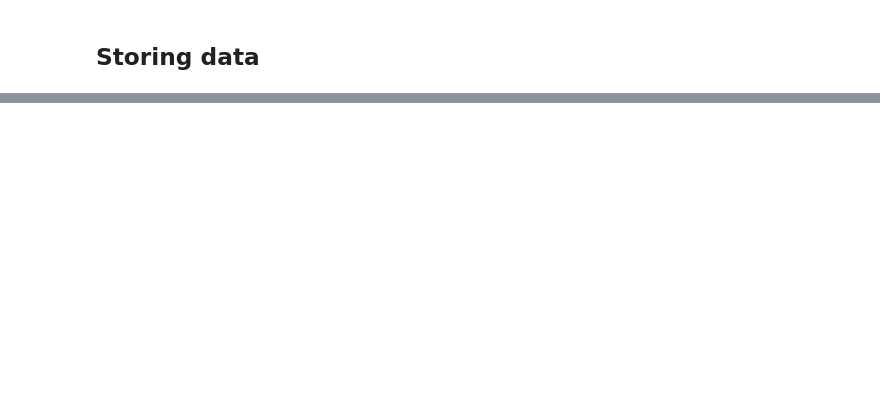
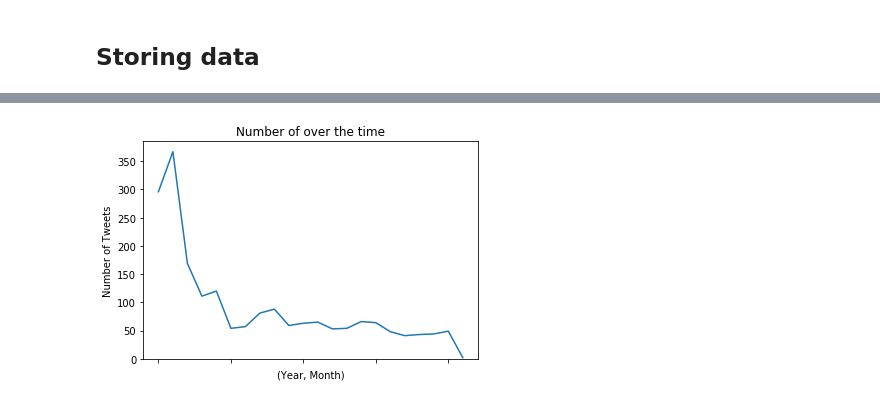
Before and after one commit to Alyahya-A/wrangle-and-analyze-data, a Jupyter notebook: wrangle_act.ipynb, the cells around one changed output, grey strips where cells are left out. Drawn from its saved outputs; the diff is of its cells as text; code cells hidden in the pictures; blank space fills up the shorter version.

```diff
--- a/wrangle_act.ipynb
+++ b/wrangle_act.ipynb
@@ -992,0 +1027,9 @@ f_df.to_csv('twitter_archive_master.csv', encoding='utf-8', index=False)
+# %%
+data = f_df.tweet_id.groupby([f_df["timestamp"].dt.year, f_df["timestamp"].dt.month]).count()
+plt = data.plot('line', title='Number of over the time')
+plt.set_xlabel("(Year, Month)")
+plt.set_ylabel("Number of Tweets")
+plt.set_ylim(0, )
+plt.figure.savefig('number_tweets')
+# %% [output]
+[figure, added]
```
Also changed, not shown: parts of 14 cells of this notebook, 1 other file.
